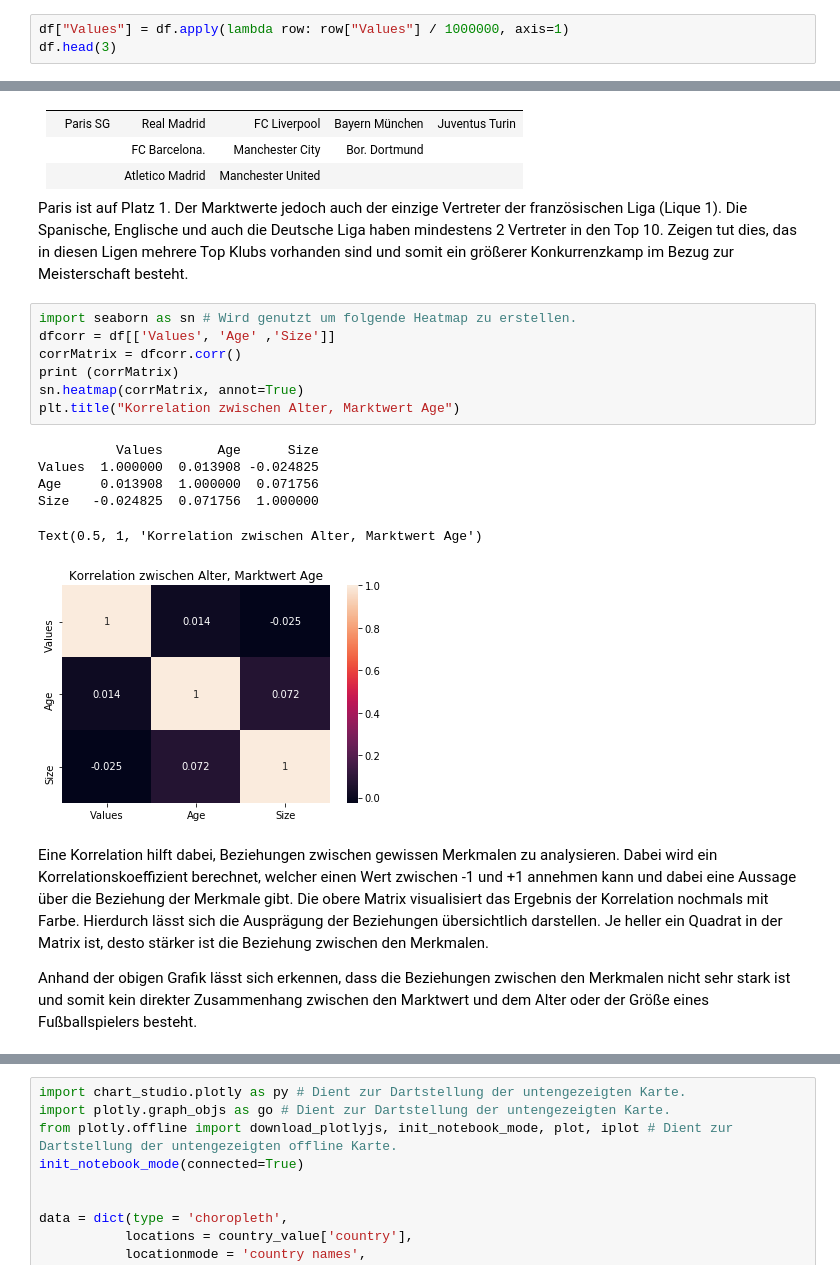
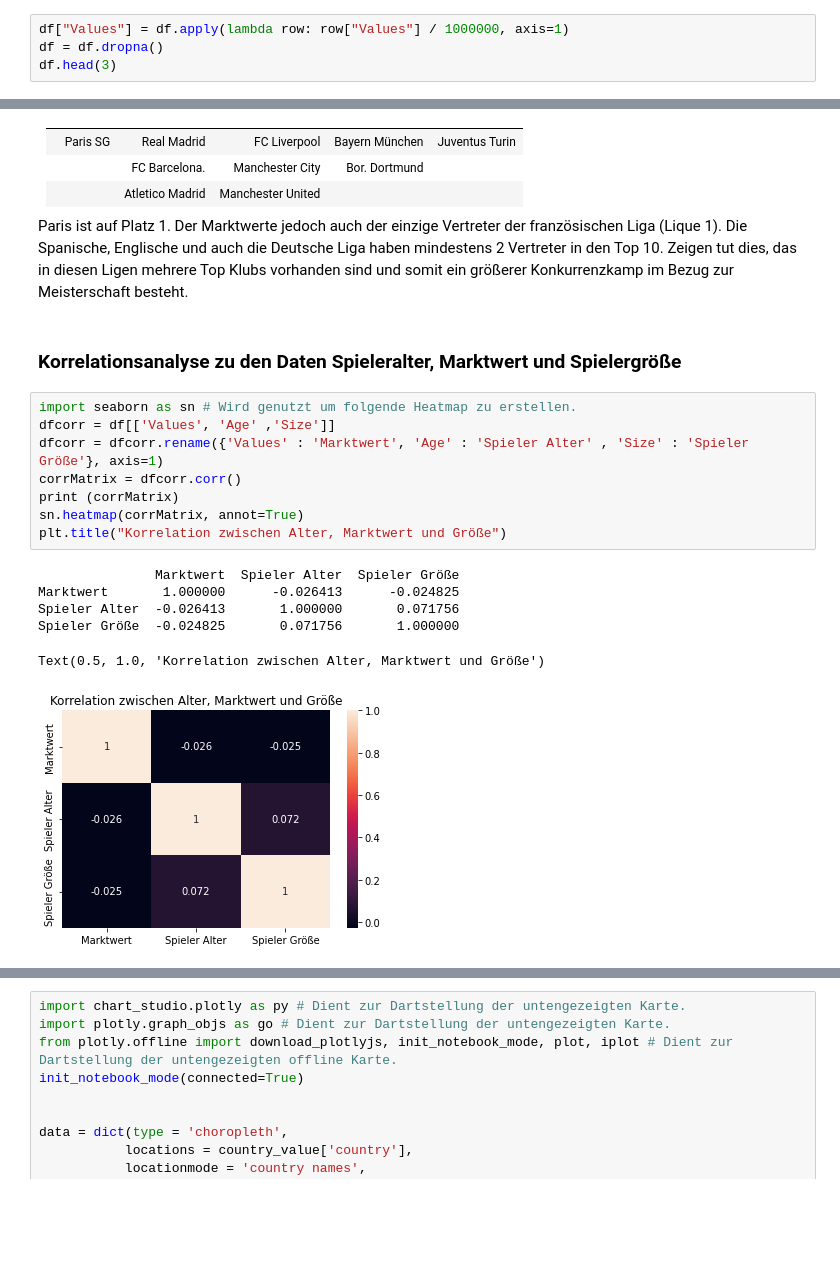
Before and after one commit to jmester135/Auswertung_Transfermarkt, a Jupyter notebook: 3_analyse_transfermarkt.ipynb, the cells around one changed output, grey strips where cells are left out. Drawn from its saved outputs; the diff is of its cells as text; blank space fills up the shorter version.

```diff
--- a/3_analyse_transfermarkt.ipynb
+++ b/3_analyse_transfermarkt.ipynb
@@ -37,6 +42,7 @@ df.head(3)
 Als nächstes muss wieder die Zeile "Unnamed" gelöscht werden, da diese durch ein Excel export / import automatisch erstellt wird.
 # %%
 df["Values"] = df.apply(lambda row: row["Values"] / 1000000, axis=1)
+df = df.dropna()
 df.head(3)
 # %% [output]
 |  | Players | Values | Number | BDay | Club | Position | Size | Birth Place | Leauge | Age | ... |
@@ -143,21 +161,20 @@ Auch die Sortierung nach Klubs gibt es ein Team, was hervorsticht, dies ist hier
 
 Paris ist auf Platz 1. Der Marktwerte jedoch auch der einzige Vertreter der französischen Liga (Lique 1). Die Spanische, Englische und auch die Deutsche Liga haben mindestens 2 Vertreter in den Top 10.
 Zeigen tut dies, das in diesen Ligen mehrere Top Klubs vorhanden sind und somit ein größerer Konkurrenzkamp im Bezug zur Meisterschaft besteht.
+# %% [markdown]
+<h3>Korrelationsanalyse zu den Daten Spieleralter, Marktwert und Spielergröße</h3>
 # %%
 import seaborn as sn # Wird genutzt um folgende Heatmap zu erstellen.
 dfcorr = df[['Values', 'Age' ,'Size']]
+dfcorr = dfcorr.rename({'Values' : 'Marktwert', 'Age' : 'Spieler Alter' , 'Size' : 'Spieler Größe'}, axis=1)
 corrMatrix = dfcorr.corr()
 print (corrMatrix)
 sn.heatmap(corrMatrix, annot=True)
-plt.title("Korrelation zwischen Alter, Marktwert Age")
+plt.title("Korrelation zwischen Alter, Marktwert und Größe")
 # %% [output]
-          Values       Age      Size
-Values  1.000000  0.013908 -0.024825
-Age     0.013908  1.000000  0.071756
-Size   -0.024825  0.071756  1.000000
+               Marktwert  Spieler Alter  Spieler Größe
+Marktwert       1.000000      -0.026413      -0.024825
+Spieler Alter  -0.026413       1.000000       0.071756
+Spieler Größe  -0.024825       0.071756       1.000000
-Text(0.5, 1, 'Korrelation zwischen Alter, Marktwert Age')
+Text(0.5, 1.0, 'Korrelation zwischen Alter, Marktwert und Größe')
-[figure, old version]
+[figure, new version]
-# %% [markdown]
-Eine Korrelation hilft dabei, Beziehungen zwischen gewissen Merkmalen zu analysieren. Dabei wird ein Korrelationskoeffizient berechnet, welcher einen Wert zwischen -1 und +1 annehmen kann und dabei eine Aussage über die Beziehung der Merkmale gibt. Die obere Matrix visualisiert das Ergebnis der Korrelation nochmals mit Farbe. Hierdurch lässt sich die Ausprägung der Beziehungen übersichtlich darstellen. Je heller ein Quadrat in der Matrix ist, desto stärker ist die Beziehung zwischen den Merkmalen.
-
-Anhand der obigen Grafik lässt sich erkennen, dass die Beziehungen zwischen den Merkmalen nicht sehr stark ist und somit kein direkter Zusammenhang zwischen den Marktwert und dem Alter oder der Größe eines Fußballspielers besteht.
```
Also changed, not shown: parts of 33 cells of this notebook, 1 other file.
